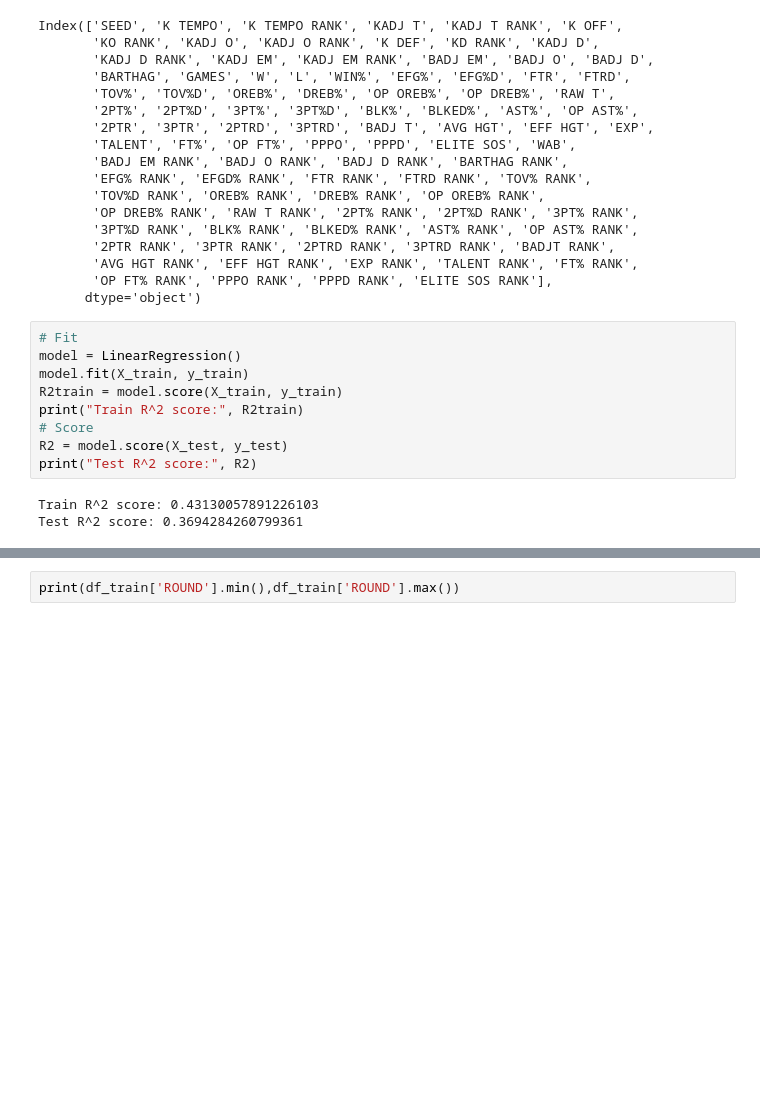
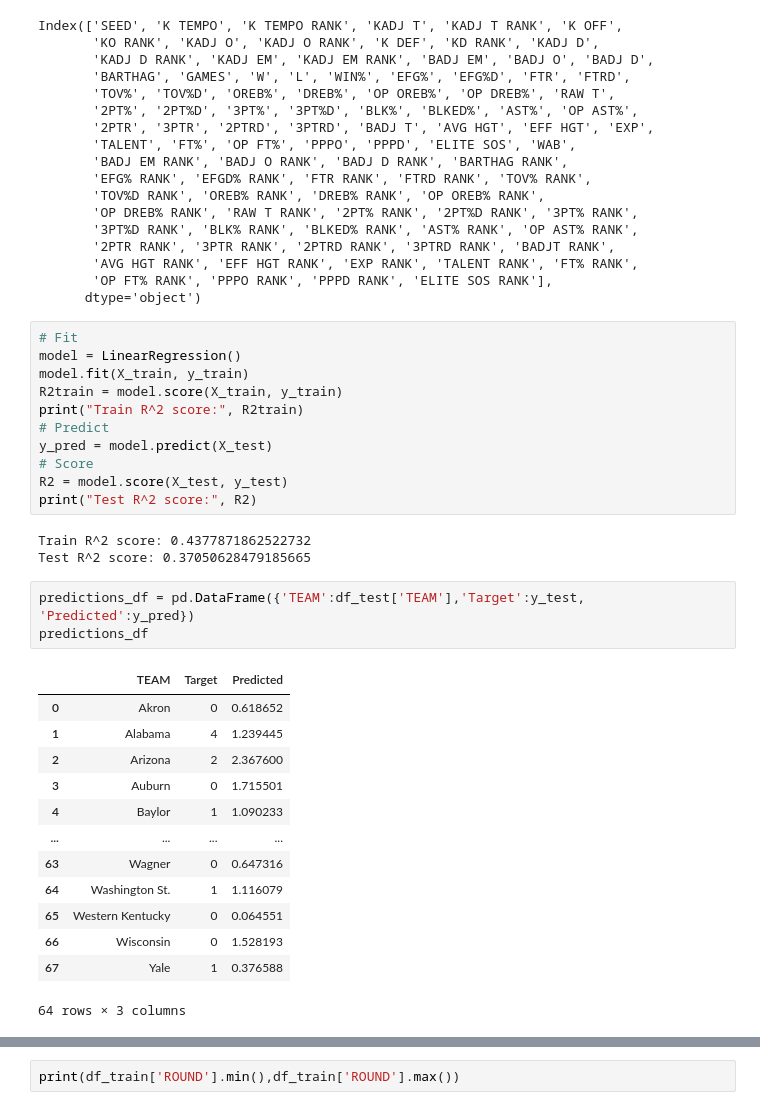
Before and after one commit to rhit-utsisda/ML-Project, a Jupyter notebook: Project/LinRegRound.ipynb, the cells around one changed output, grey strips where cells are left out. Saved outputs shown, nothing was run; the diff lists cells and outputs as text; blank space fills up the shorter version.

```diff
--- a/Project/LinRegRound.ipynb
+++ b/Project/LinRegRound.ipynb
@@ -61,9 +93,28 @@ model = LinearRegression()
 model.fit(X_train, y_train)
 R2train = model.score(X_train, y_train)
 print("Train R^2 score:", R2train)
+# Predict
+y_pred = model.predict(X_test)
 # Score
 R2 = model.score(X_test, y_test)
 print("Test R^2 score:", R2)
 # %% [output]
-Train R^2 score: 0.43130057891226103
-Test R^2 score: 0.3694284260799361
+Train R^2 score: 0.4377871862522732
+Test R^2 score: 0.37050628479185665
+# %%
+predictions_df = pd.DataFrame({'TEAM':df_test['TEAM'],'Target':y_test, 'Predicted':y_pred})
+predictions_df
+# %% [output]
+|  | TEAM | Target | Predicted |
+| 0 | Akron | 0 | 0.618652 |
+| 1 | Alabama | 4 | 1.239445 |
+| 2 | Arizona | 2 | 2.367600 |
+| 3 | Auburn | 0 | 1.715501 |
+| 4 | Baylor | 1 | 1.090233 |
+| ... | ... | ... | ... |
+| 63 | Wagner | 0 | 0.647316 |
+| 64 | Washington St. | 1 | 1.116079 |
+| 65 | Western Kentucky | 0 | 0.064551 |
+| 66 | Wisconsin | 0 | 1.528193 |
+| 67 | Yale | 1 | 0.376588 |
+64 rows × 3 columns
```
Also changed, not shown: parts of 10 cells of this notebook, 1 other file.
